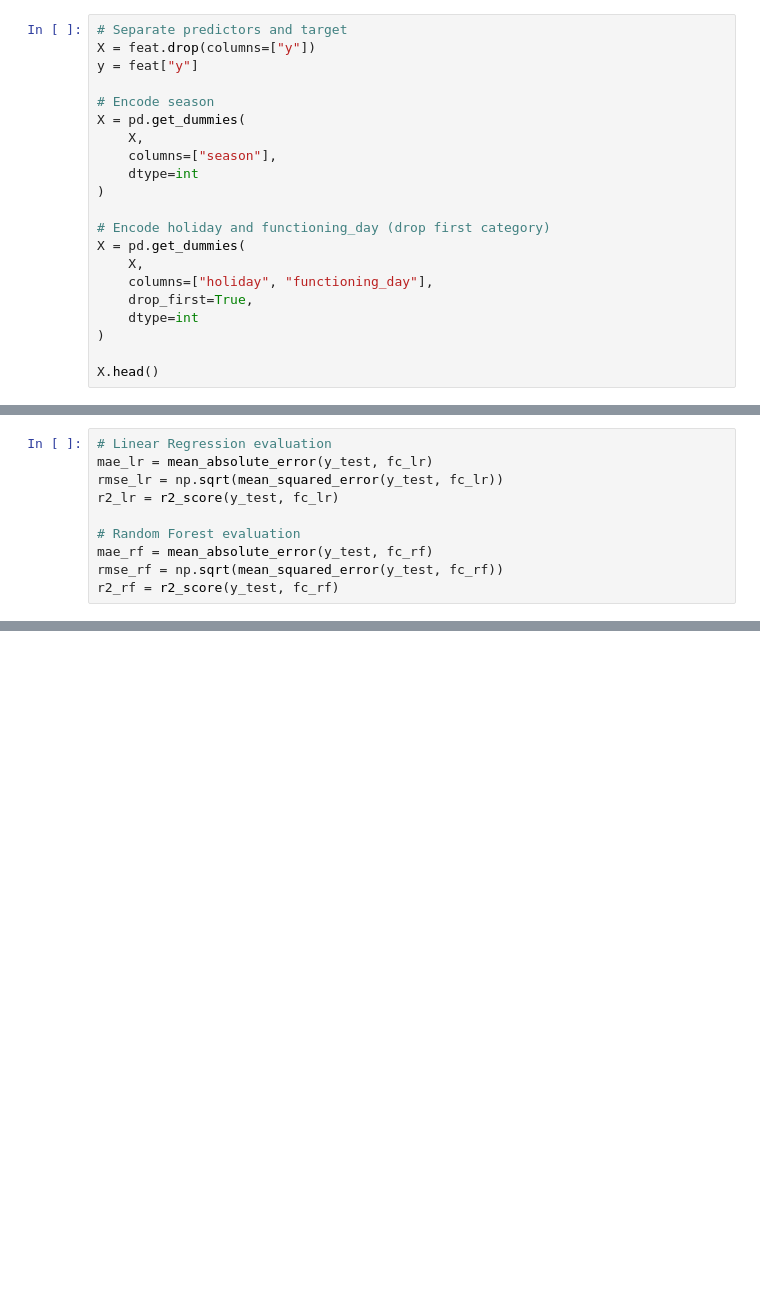
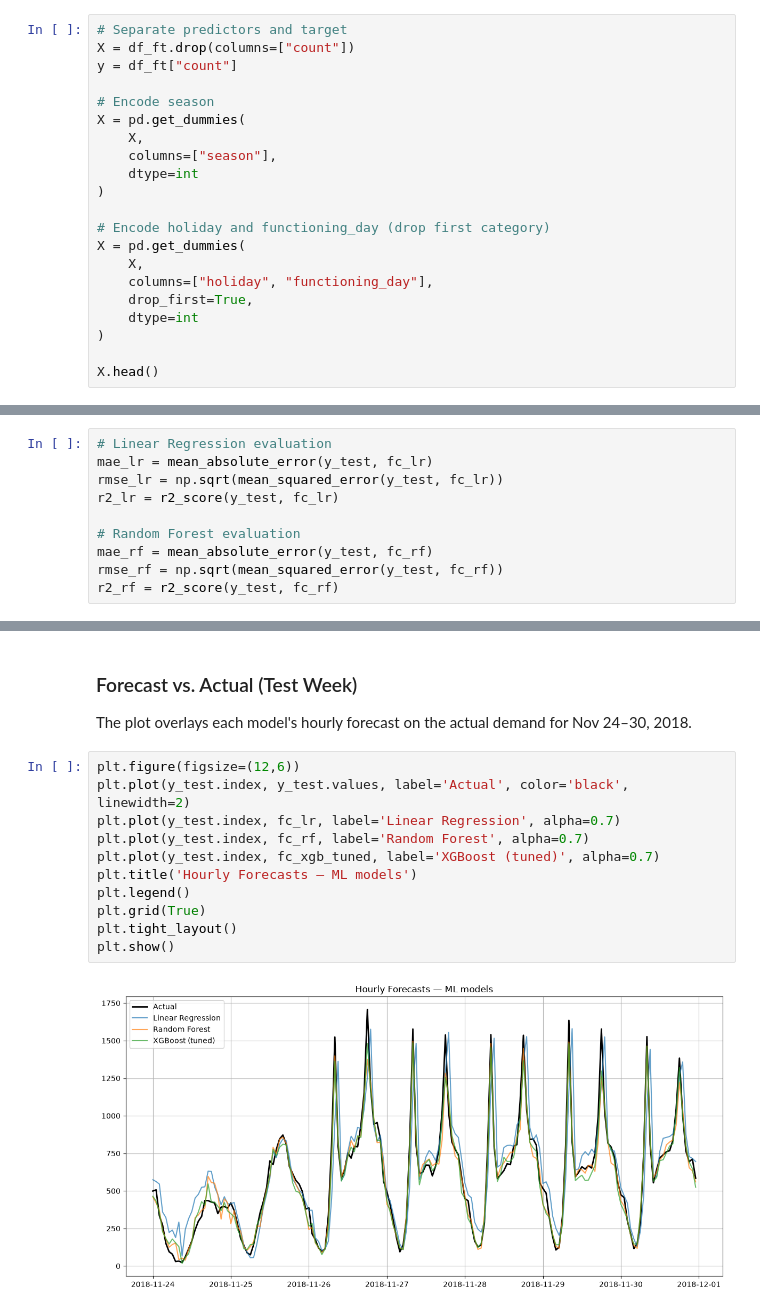
Before and after one commit to NikosKarakasis/CAP_3764_2026_Fall_Team_5, a Jupyter notebook: notebooks/02_time_series_modeling.ipynb, the cells around one changed output, grey strips where cells are left out. Saved outputs shown, nothing was run; the diff lists cells and outputs as text; blank space fills up the shorter version.

```diff
--- a/notebooks/02_time_series_modeling.ipynb
+++ b/notebooks/02_time_series_modeling.ipynb
@@ -79,7 +172,7 @@ feat.head()
 # %%
 # Separate predictors and target
-X = feat.drop(columns=["y"])
-y = feat["y"]
+X = df_ft.drop(columns=["count"])
+y = df_ft["count"]
 
 # Encode season
 X = pd.get_dummies(
@@ -156,0 +369,17 @@ results
+# %% [markdown]
+### Forecast vs. Actual (Test Week)
+
+The plot overlays each model's hourly forecast on the actual demand for Nov 24–30, 2018.
+# %%
+plt.figure(figsize=(12,6))
+plt.plot(y_test.index, y_test.values, label='Actual', color='black', linewidth=2)
+plt.plot(y_test.index, fc_lr, label='Linear Regression', alpha=0.7)
+plt.plot(y_test.index, fc_rf, label='Random Forest', alpha=0.7)
+plt.plot(y_test.index, fc_xgb_tuned, label='XGBoost (tuned)', alpha=0.7)
+plt.title('Hourly Forecasts — ML models')
+plt.legend()
+plt.grid(True)
+plt.tight_layout()
+plt.show()
+# %% [output]
+[figure, added]
```
Also changed, not shown: parts of 50 cells of this notebook, 3 other files.
